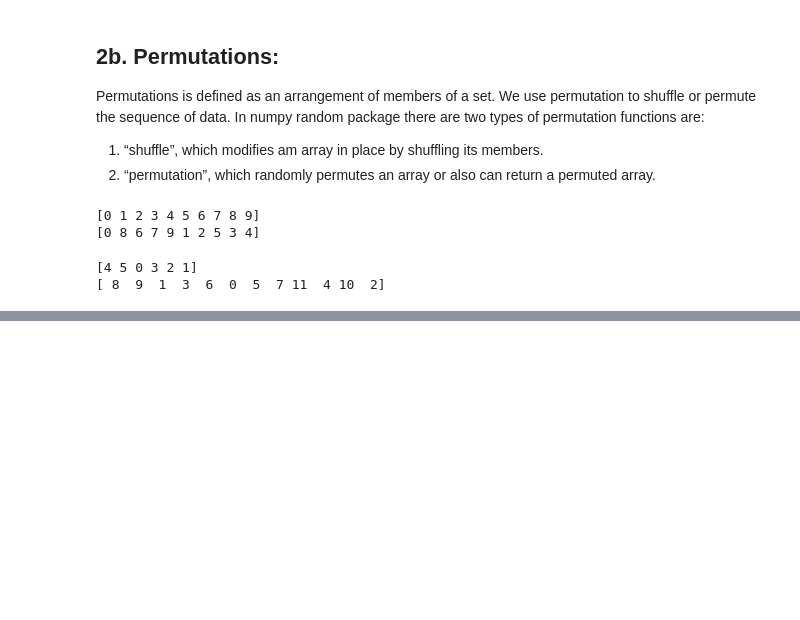
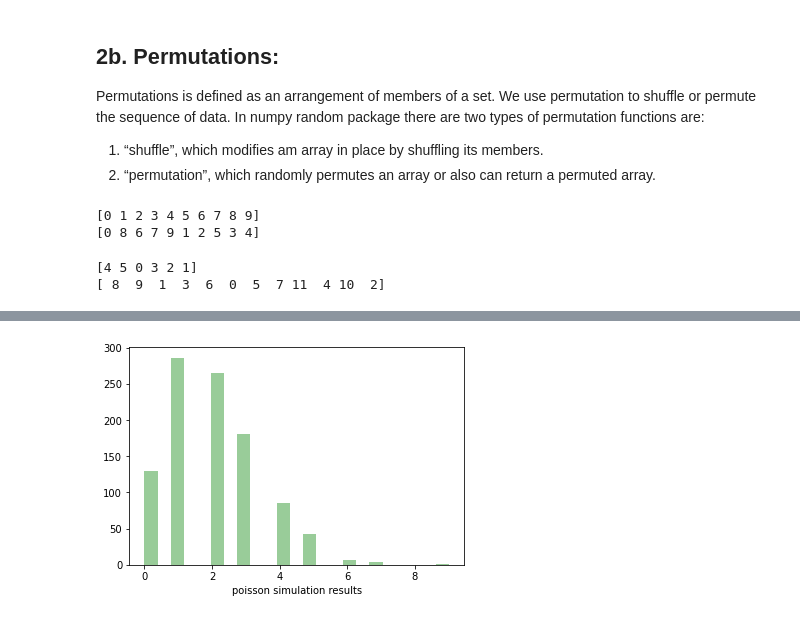
Before and after one commit to AzizDialloG/Programming_Data_Analysis_NumpyRandom, a Jupyter notebook: Programming_Data_Analysis_NumpyRandom.ipynb, the cells around one changed output, grey strips where cells are left out. Drawn from its saved outputs; the diff is of its cells as text; code cells hidden in the pictures; blank space fills up the shorter version.

```diff
--- a/Programming_Data_Analysis_NumpyRandom.ipynb
+++ b/Programming_Data_Analysis_NumpyRandom.ipynb
@@ -95,0 +140,8 @@ print(arr)
+# %%
+# poisson distribution visualization
+
+poisson_dist = np.random.poisson(lam=2, size=1000)
+sns.distplot(poisson_dist, kde=False, color="green", axlabel='poisson simulation results')
+plt.show()
+# %% [output]
+[figure, added]
```
Also changed, not shown: parts of 10 cells of this notebook.
